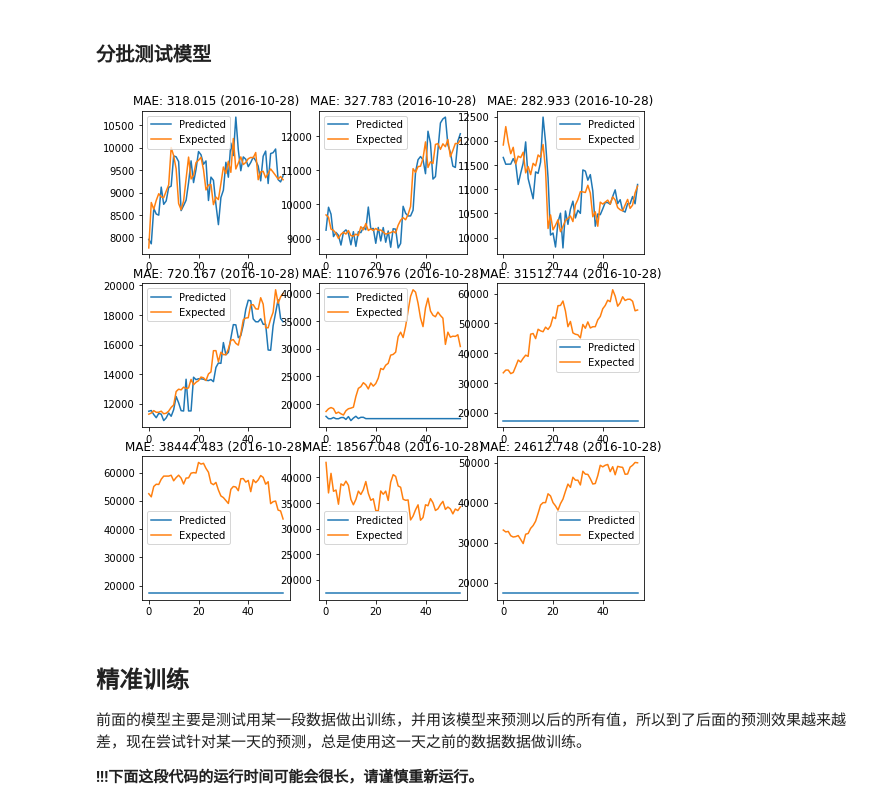
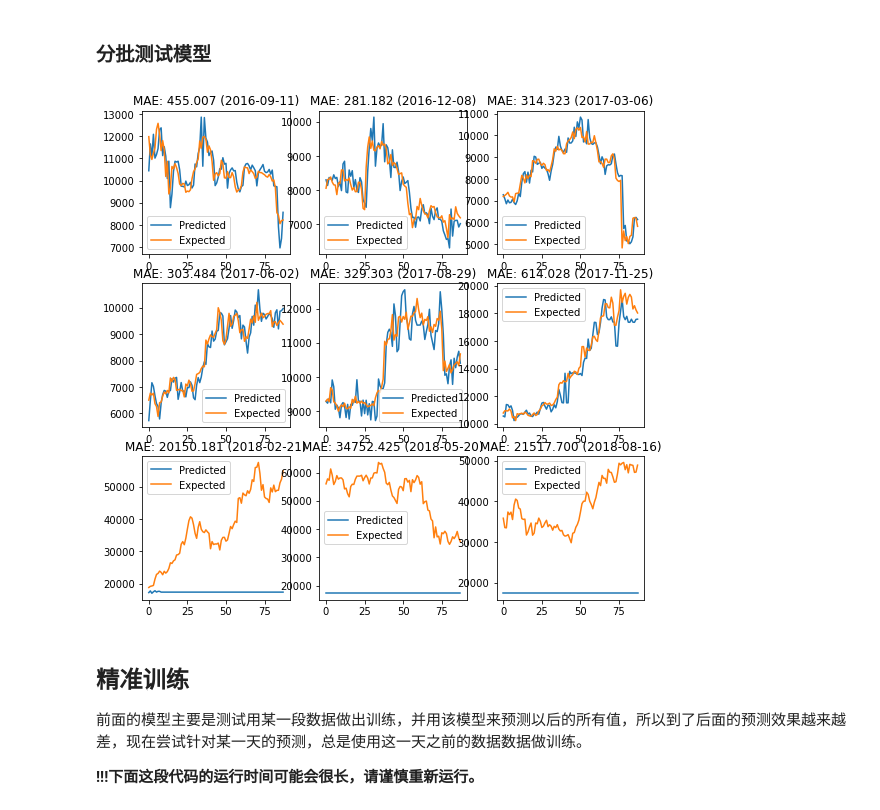
Before and after one commit to SalHe/mcm-2022, a Jupyter notebook: trading-strategy.ipynb, the cells around one changed output. Drawn from its saved outputs; the diff is of its cells as text; code cells hidden in the pictures.

```diff
--- a/trading-strategy.ipynb
+++ b/trading-strategy.ipynb
@@ -147,28 +147,29 @@ array([ 9824.534, 17374.531], dtype=float32)
 # %%
 import random
 
 cols = 3
 rows = 3
 n_batches = cols * rows
+_, test = train_test_split(data, n_test)
 batch_size = int(test.shape[0] / n_batches)
 plt.figure(figsize=(9, 9))
 for y in range(rows):
     for x in range(cols):
         batch_start_index = (y * cols + x) * batch_size
         batch = test[batch_start_index:min(
             batch_start_index+batch_size, bitcoin_trading.shape[0]), :]
         test_x, test_y = batch[:, :-1], batch[:, -1]
         yhat = btc_model.predict(test_x)
         error = mean_absolute_error(test_y, yhat)
         plt.subplot(rows, cols, y * cols + x + 1)
         plt.plot(yhat, label='Predicted')
         plt.plot(test_y, label='Expected')
         plt.title('MAE: %.3f (%s)' %
-                  (error, bitcoin_trading.iat[index, 0].strftime('%Y-%m-%d')))
+                  (error, bitcoin_trading.iat[batch_start_index, 0].strftime('%Y-%m-%d')))
         plt.legend()
 plt.show()
 # %% [output]
-[figure, old version]
+[figure, new version]
 # %% [markdown]
 ## 精准训练
 
```
Also changed, not shown: parts of 1 cell of this notebook.
